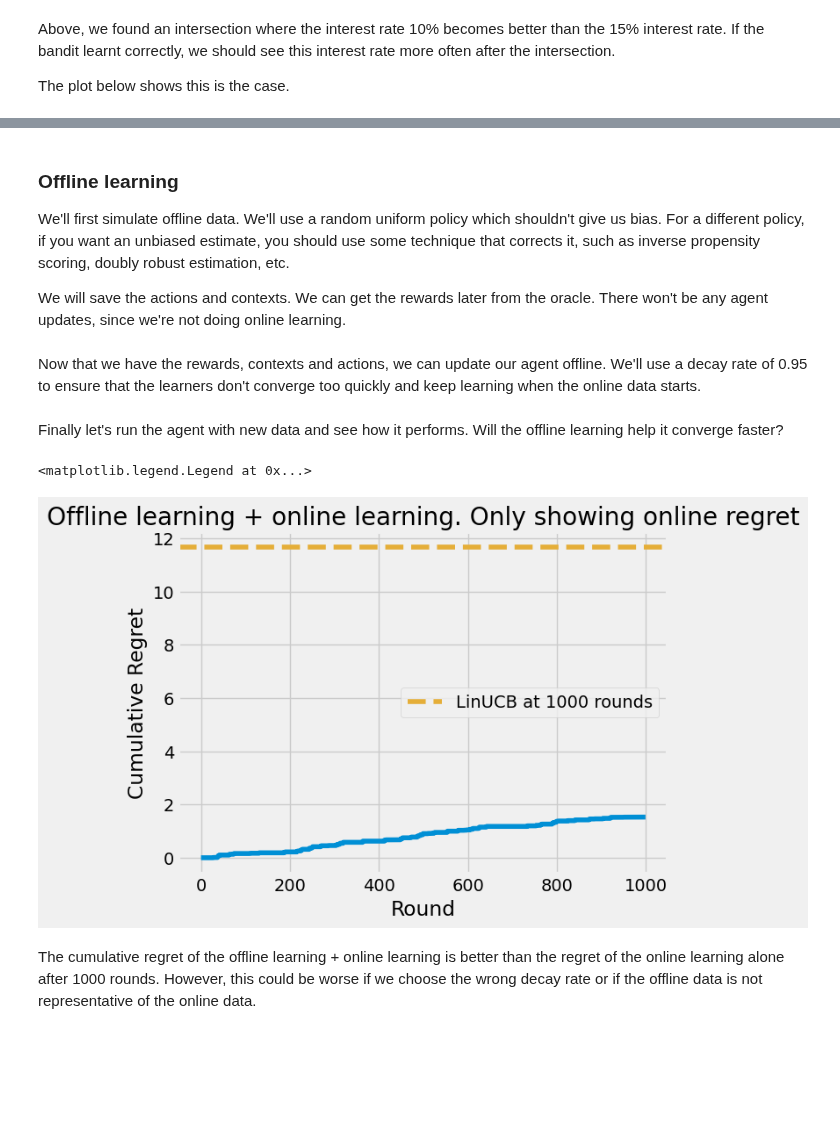
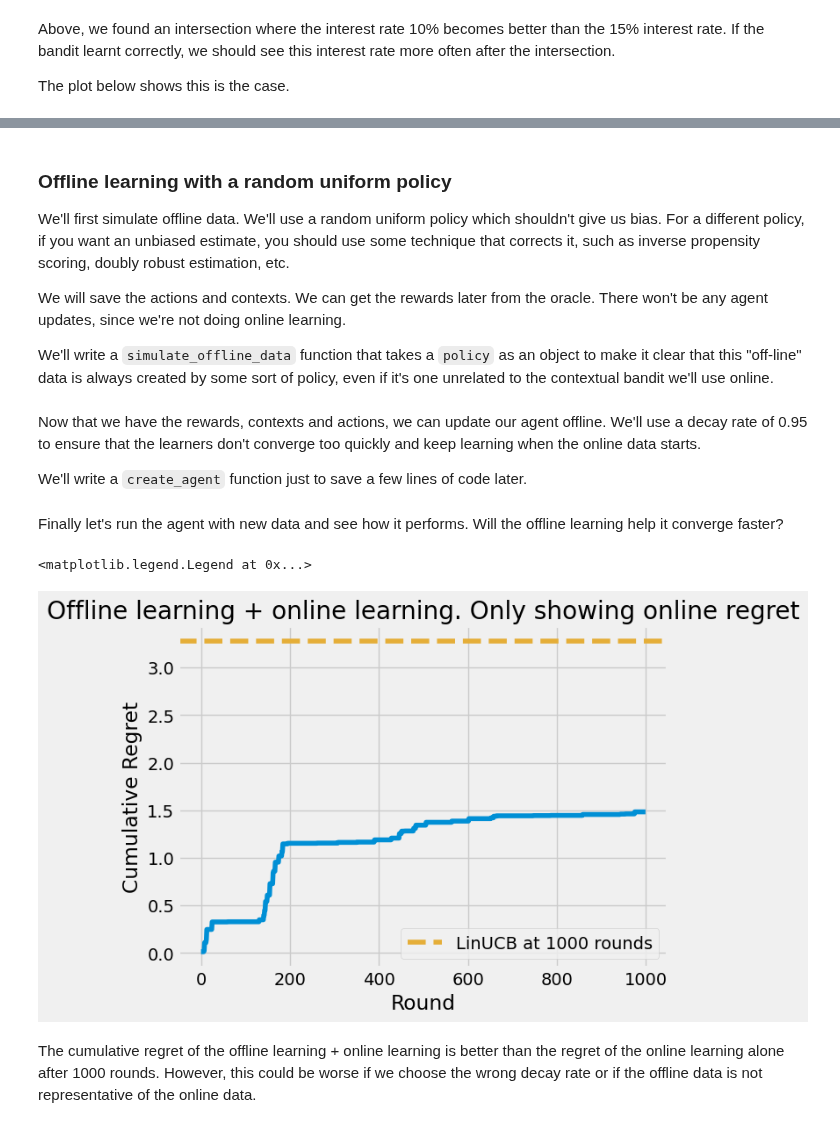
Before and after one commit to bayesianbandits/bayesianbandits, a Jupyter notebook: docs/notebooks/offline-learning.ipynb, the cells around one changed output, grey strips where cells are left out. Cells and saved outputs as stored; diff of their text form; code cells hidden in the pictures; blank space fills up the shorter version.

```diff
--- a/docs/notebooks/offline-learning.ipynb
+++ b/docs/notebooks/offline-learning.ipynb
@@ -251,7 +251,10 @@ plt.show()
 # %% [markdown]
-### Offline learning
+### Offline learning with a random uniform policy
 
 We'll first simulate offline data. We'll use a random uniform policy which shouldn't give us bias. For a different policy, if you want an unbiased estimate, you should use some technique that corrects it, such as inverse propensity scoring, doubly robust estimation, etc.
 
 We will save the actions and contexts. We can get the rewards later from the oracle. There won't be any agent updates, since we're not doing online learning.
+
+
+We'll write a `simulate_offline_data` function that takes a `policy` as an object to make it clear that this "off-line" data is always created by some sort of policy, even if it's one unrelated to the contextual bandit we'll use online.
 # %%
@@ -279,17 +293,25 @@ for _ in range(3000):
 # %% [markdown]
 Now that we have the rewards, contexts and actions, we can update our agent offline. We'll use a decay rate of 0.95 to ensure that the learners don't converge too quickly and keep learning when the online data starts.
+
+We'll write a `create_agent` function just to save a few lines of code later.
 # %%
-arms = [
-    Arm(InterestRate.interest_rate_10, learner=NormalInverseGammaRegressor()),
-    Arm(InterestRate.interest_rate_15, learner=NormalInverseGammaRegressor()),
-]
+def create_agent(alpha=0.96):
 
-offline_agent = ContextualAgent(
-    arms=arms,
-    policy=UpperConfidenceBound(0.96),
-)
+    arms = [
+        Arm(InterestRate.interest_rate_10, learner=NormalInverseGammaRegressor()),
+        Arm(InterestRate.interest_rate_15, learner=NormalInverseGammaRegressor()),
+    ]
+
+    return ContextualAgent(
+        arms=arms,
+        policy=UpperConfidenceBound(alpha),
+    )
 
 
+offline_agent = create_agent()
+
+np.random.seed(111)
+# Learn from offline data
 for token, reward, context in zip(actions, oracle.rewards, contexts):
     offline_agent.select_for_update(token).update(
         np.atleast_2d(context), np.atleast_1d(reward - true_reward_mean)
@@ -301,35 +323,34 @@ Finally let's run the agent with new data and see how it performs. Will the offl
 # %%
 online_rounds = 1000
 for _ in range(online_rounds):
 
-    #Make user_age a float between -5 and 5
     user_age = np.random.uniform(-5, 5)
 
     context = np.array([1.0, user_age])
 
     oracle.set_context(context)
     oracle.best_expected_reward()
 
-    action, = agent.pull(np.atleast_2d(context))
+    action, = offline_agent.pull(np.atleast_2d(context))
     action.take_action(oracle)
-    agent.update(context, oracle.rewards[-1] - true_reward_mean)
+    offline_agent.update(context, oracle.rewards[-1] - true_reward_mean)
 
 
 offline_plus_online_regret = np.cumsum(
     np.array(oracle.optimal_rewards[-online_rounds:]) - np.array(oracle.expected_rewards[-online_rounds:])
 )
 
 
 plt.plot(offline_plus_online_regret)
 plt.xlabel("Round")
 plt.ylabel("Cumulative Regret")
 plt.title("Offline learning + online learning. Only showing online regret")
 plt.axhline(y=linucb_regret_at_1000, linestyle='--', color='#e5ae38',
             label=f'LinUCB at 1000 rounds')
 plt.legend()
 # %% [output]
 <matplotlib.legend.Legend at 0x...>
-[figure, old version]
+[figure, new version]
 # %% [markdown]
 The cumulative regret of the offline learning + online learning is better than the regret of the online learning alone after 1000 rounds.
 However, this could be worse if we choose the wrong decay rate or if the offline data is not representative of the online data.
```
Also changed, not shown: parts of 8 cells of this notebook.
